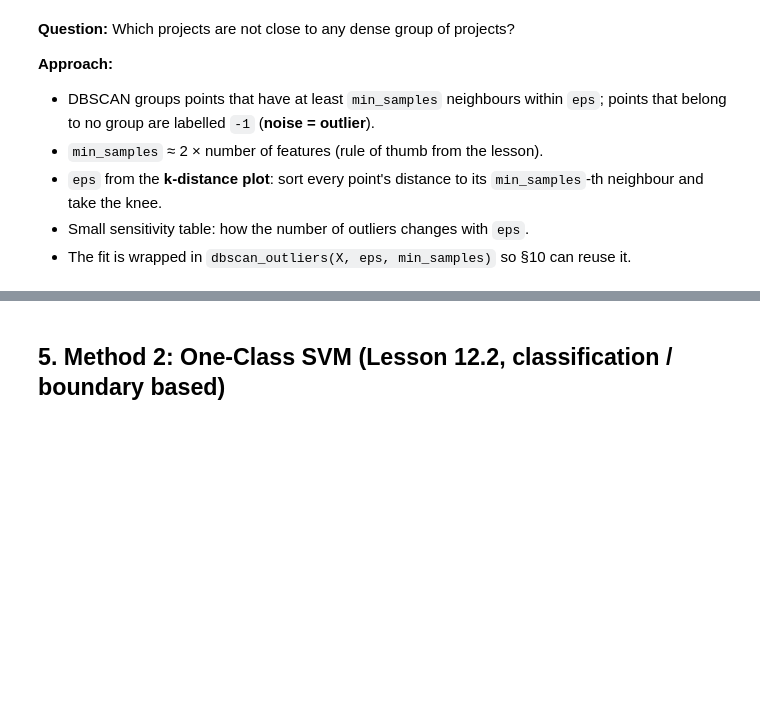
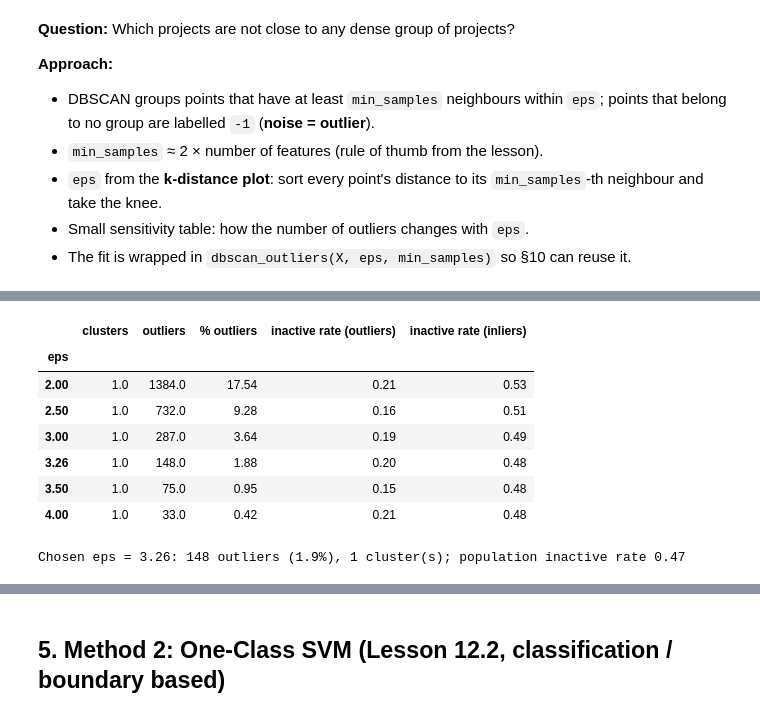
Before and after one commit to Miablo/decay-before-archival, a Jupyter notebook: notebooks/outlier_detection.ipynb, the cells around one changed output, grey strips where cells are left out. Saved outputs shown, nothing was run; the diff lists cells and outputs as text; code cells hidden in the pictures; blank space fills up the shorter version.

```diff
--- a/notebooks/outlier_detection.ipynb
+++ b/notebooks/outlier_detection.ipynb
@@ -384,0 +418,34 @@ X: 7,890 real projects x 14 features
+# %%
+def dbscan_labels(X, eps, min_samples):
+    """DBSCAN cluster labels as a Series aligned to X; -1 = noise = outlier."""
+    return pd.Series(DBSCAN(eps=eps, min_samples=min_samples).fit_predict(X), index=X.index)
+
+
+labels = dbscan_labels(X, EPS, MIN_SAMPLES)
+flags = pd.DataFrame(index=X.index)          # one boolean column per method, filled in §4-5
+flags["dbscan"] = labels.eq(-1)
+
+
+def summarize(lab, y):
+    noise = lab.eq(-1)
+    return {"clusters": lab.max() + 1, "outliers": noise.sum(), "% outliers": noise.mean() * 100,
+            "inactive rate (outliers)": y[noise].mean(), "inactive rate (inliers)": y[~noise].mean()}
+
+
+sensitivity = pd.DataFrame({
+    eps: summarize(labels if eps == EPS else dbscan_labels(X, eps, MIN_SAMPLES), y)
+    for eps in sorted({2.0, 2.5, 3.0, EPS, 3.5, 4.0})
+}).T.rename_axis("eps")
+display(sensitivity.round(2))
+print(f"Chosen eps = {EPS}: {flags['dbscan'].sum()} outliers ({flags['dbscan'].mean():.1%}), "
+      f"{labels.max() + 1} cluster(s); population inactive rate {y.mean():.2f}")
+# %% [output]
+|  | clusters | outliers | % outliers | inactive rate (outliers) | inactive rate (inliers) |
+| eps |  |  |  |  |  |
+| 2.00 | 1.0 | 1384.0 | 17.54 | 0.21 | 0.53 |
+| 2.50 | 1.0 | 732.0 | 9.28 | 0.16 | 0.51 |
+| 3.00 | 1.0 | 287.0 | 3.64 | 0.19 | 0.49 |
+| 3.26 | 1.0 | 148.0 | 1.88 | 0.20 | 0.48 |
+| 3.50 | 1.0 | 75.0 | 0.95 | 0.15 | 0.48 |
+| 4.00 | 1.0 | 33.0 | 0.42 | 0.21 | 0.48 |
+Chosen eps = 3.26: 148 outliers (1.9%), 1 cluster(s); population inactive rate 0.47
```
Also changed, not shown: parts of 9 cells of this notebook, 6 other files.
